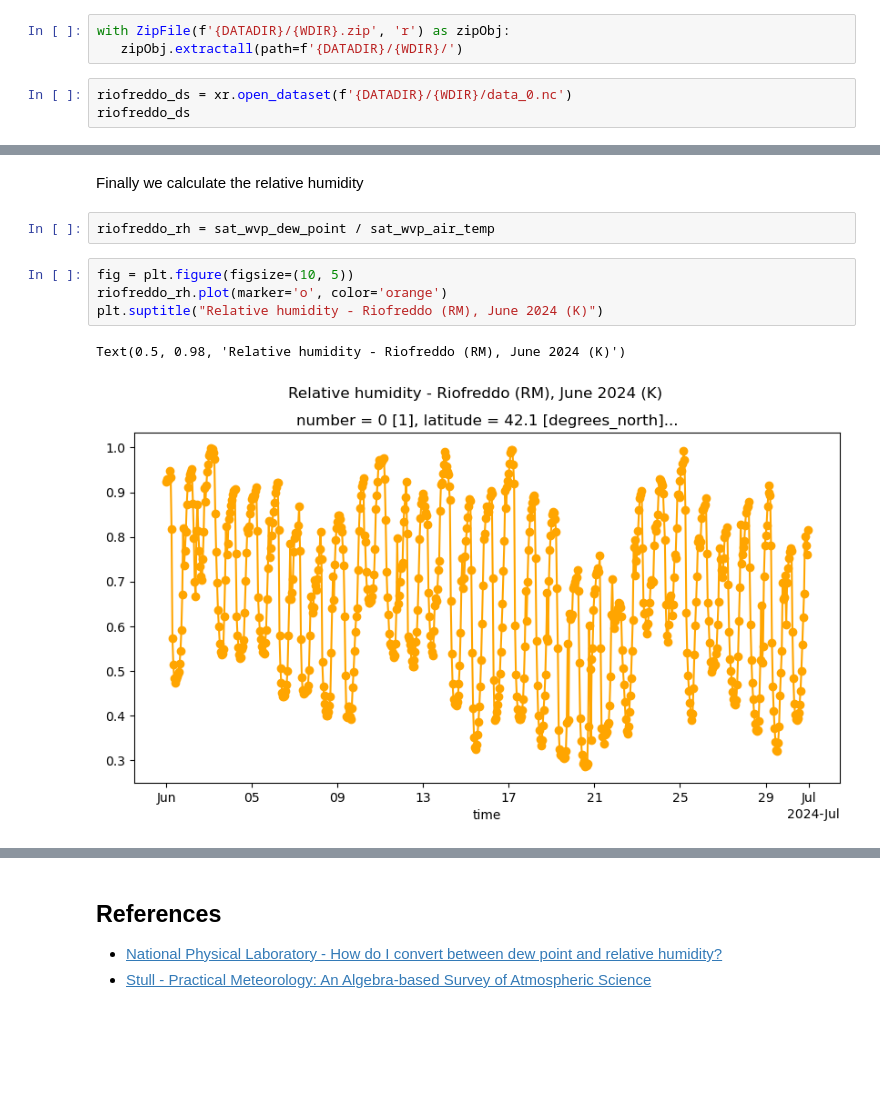
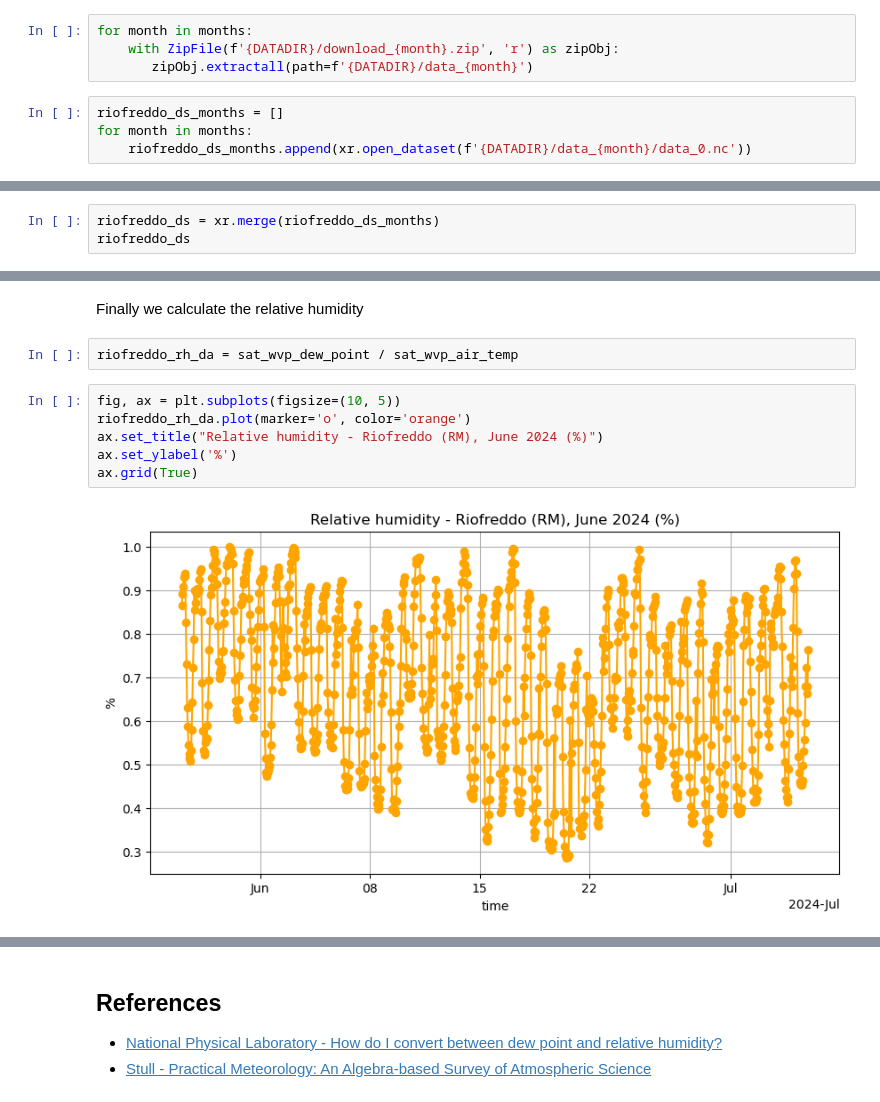
Before and after one commit to luigiselmi/copernicus, a Jupyter notebook: riofreddo.ipynb, the cells around one changed output, grey strips where cells are left out. Cells and saved outputs as stored; diff of their text form; blank space fills up the shorter version.

```diff
--- a/riofreddo.ipynb
+++ b/riofreddo.ipynb
@@ -42,6 +103,8 @@ WDIR = f'era5_land_riofreddo_{month}_2024'
 # %%
-with ZipFile(f'{DATADIR}/{WDIR}.zip', 'r') as zipObj:
-   zipObj.extractall(path=f'{DATADIR}/{WDIR}/')
+for month in months:
+    with ZipFile(f'{DATADIR}/download_{month}.zip', 'r') as zipObj:
+       zipObj.extractall(path=f'{DATADIR}/data_{month}')
 # %%
-riofreddo_ds = xr.open_dataset(f'{DATADIR}/{WDIR}/data_0.nc')
-riofreddo_ds
+riofreddo_ds_months = []
+for month in months:
+    riofreddo_ds_months.append(xr.open_dataset(f'{DATADIR}/data_{month}/data_0.nc'))
@@ -66,0 +111,3 @@ Attributes:
+# %%
+riofreddo_ds = xr.merge(riofreddo_ds_months)
+riofreddo_ds
@@ -177,11 +205,12 @@ sat_wvp_air_temp = xr.apply_ufunc(saturated_water_pressure, riofreddo_temperatur
 # %% [markdown]
 Finally we calculate the relative humidity
 # %%
-riofreddo_rh = sat_wvp_dew_point / sat_wvp_air_temp
+riofreddo_rh_da = sat_wvp_dew_point / sat_wvp_air_temp
 # %%
-fig = plt.figure(figsize=(10, 5))
-riofreddo_rh.plot(marker='o', color='orange')
-plt.suptitle("Relative humidity - Riofreddo (RM), June 2024 (K)")
+fig, ax = plt.subplots(figsize=(10, 5))
+riofreddo_rh_da.plot(marker='o', color='orange')
+ax.set_title("Relative humidity - Riofreddo (RM), June 2024 (%)")
+ax.set_ylabel('%')
+ax.grid(True)
 # %% [output]
-Text(0.5, 0.98, 'Relative humidity - Riofreddo (RM), June 2024 (K)')
-[figure, old version]
+[figure, new version]
```
Also changed, not shown: parts of 22 cells of this notebook, 3 other files.
